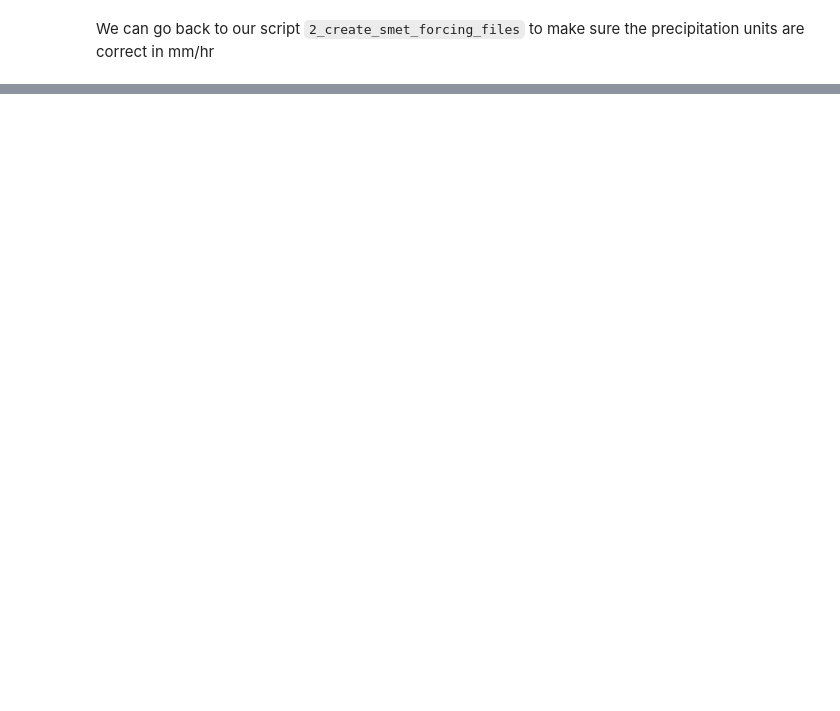
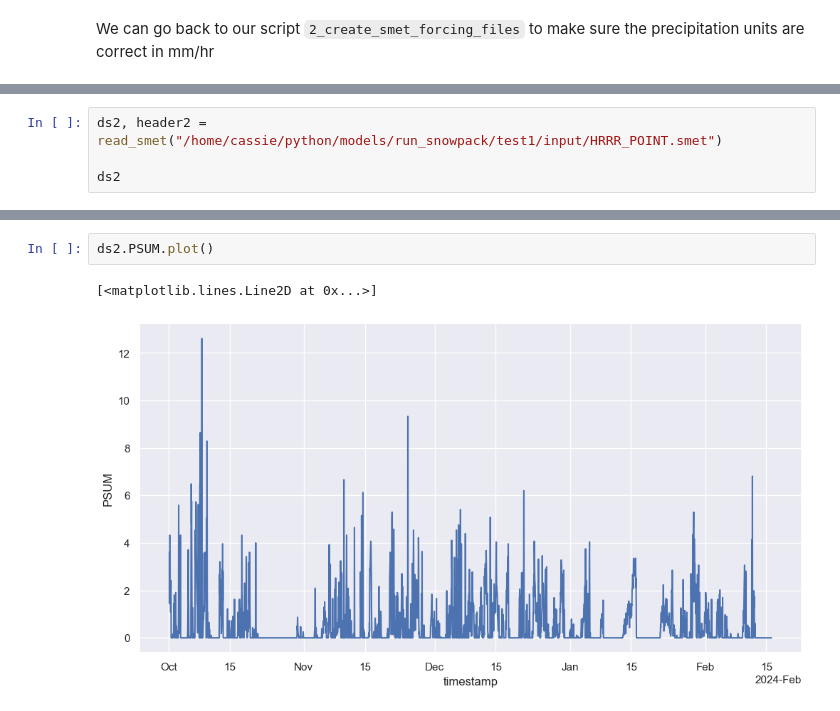
Before and after one commit to cassielumbrazo/snow_modeling_point, a Jupyter notebook: 2_read_snowpack_examples.ipynb, the cells around one changed output, grey strips where cells are left out. Drawn from its saved outputs; the diff is of its cells as text; blank space fills up the shorter version.

```diff
--- a/2_read_snowpack_examples.ipynb
+++ b/2_read_snowpack_examples.ipynb
@@ -257,0 +271,4 @@ We can go back to our script `2_create_smet_forcing_files` to make sure the prec
+# %%
+ds2, header2 = read_smet("/home/cassie/python/models/run_snowpack/test1/input/HRRR_POINT.smet")
+
+ds2
@@ -257,0 +289,5 @@ We can go back to our script `2_create_smet_forcing_files` to make sure the prec
+# %%
+ds2.PSUM.plot()
+# %% [output]
+[<matplotlib.lines.Line2D at 0x...>]
+[figure, added]
```
Also changed, not shown: parts of 7 cells of this notebook, 1 other file.
